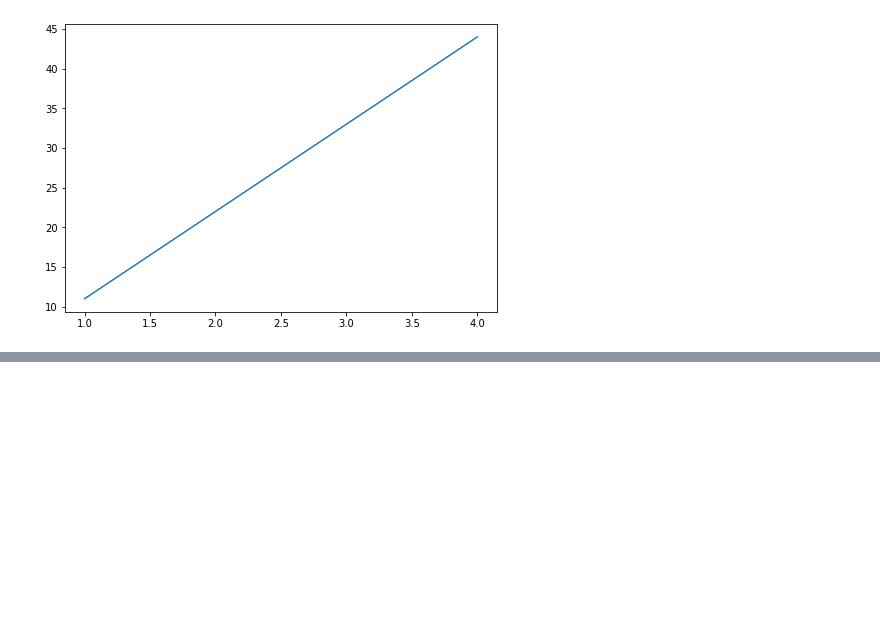
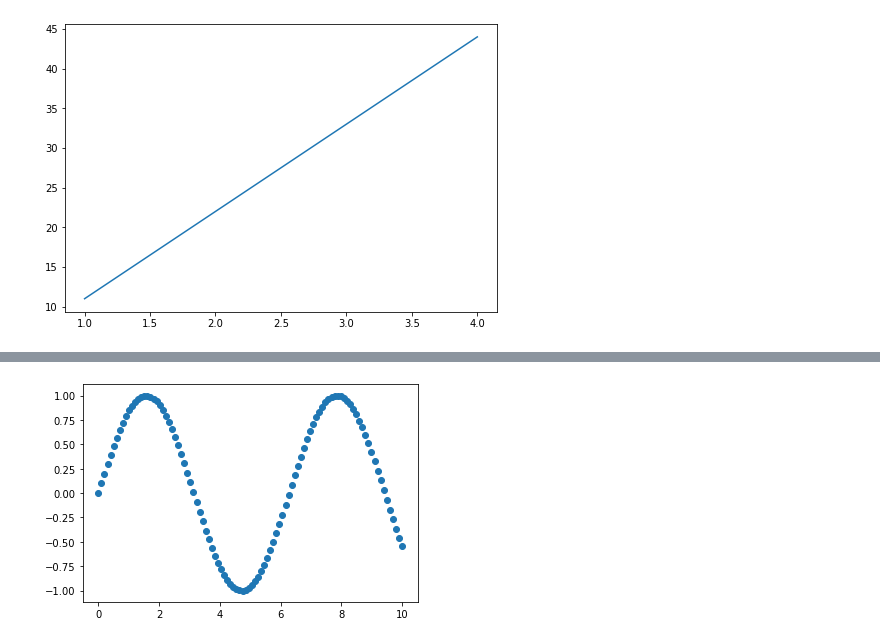
Before and after one commit to josecesparza/data-science-practices, a Jupyter notebook: Introduction to Matplotlib.ipynb, the cells around one changed output, grey strips where cells are left out. Drawn from its saved outputs; the diff is of its cells as text; code cells hidden in the pictures; blank space fills up the shorter version.

```diff
--- a/Introduction to Matplotlib.ipynb
+++ b/Introduction to Matplotlib.ipynb
@@ -54,0 +111,6 @@ ax.plot(x, [50, 100, 200, 250]) #add some data
+# %%
+# Another Scatter PLot
+fig, ax = plt.subplots()
+ax.scatter(x, np.sin(x));
+# %% [output]
+[figure, added]
```
Also changed, not shown: parts of 9 cells of this notebook, 1 other file.
